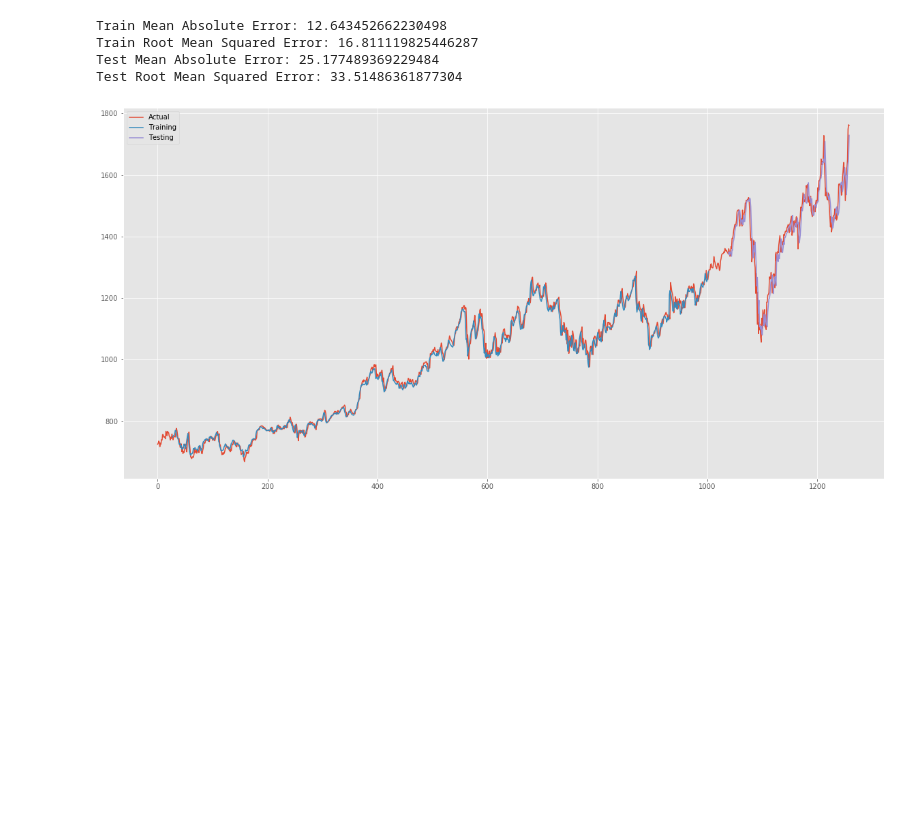
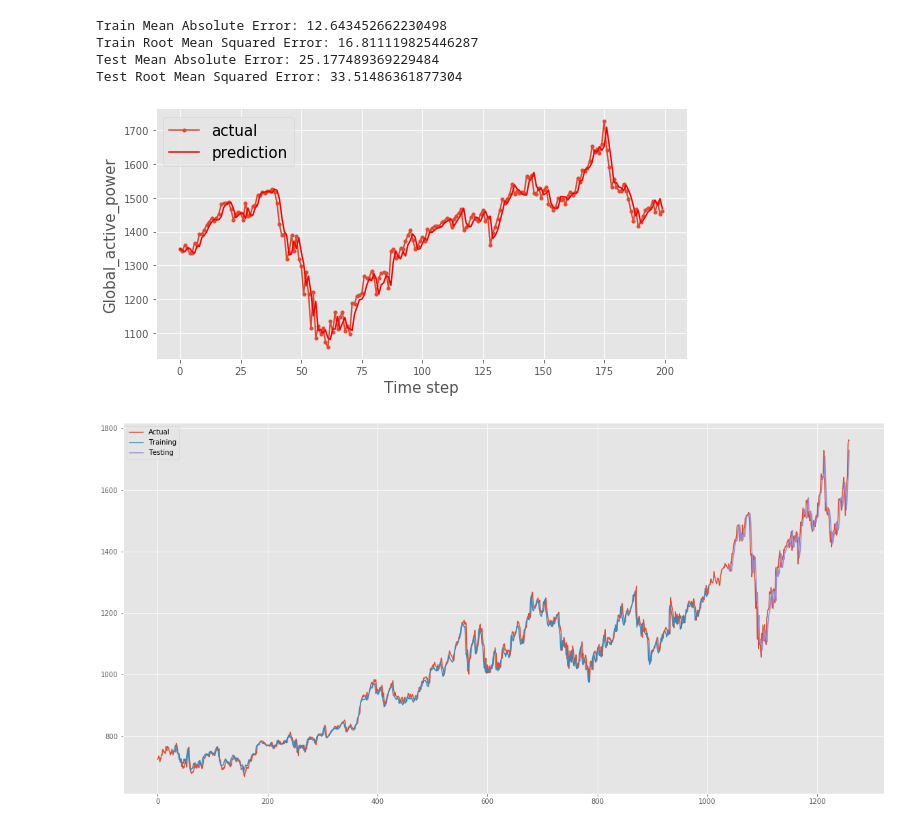
Before and after one commit to IrinaSkripka99/DA, a Jupyter notebook: 4 course/HW5/predict keras.ipynb, the cells around one changed output. Cells and saved outputs as stored; diff of their text form; code cells hidden in the pictures; blank space fills up the shorter version.

Commit message:
add predict

```diff
--- a/4 course/HW5/predict keras.ipynb
+++ b/4 course/HW5/predict keras.ipynb
@@ -172,6 +167,23 @@ Train Mean Absolute Error: 12.643452662230498
 Train Root Mean Squared Error: 16.811119825446287
 Test Mean Absolute Error: 25.177489369229484
 Test Root Mean Squared Error: 33.51486361877304
+# %%
+# Посмотрим на 200 выборок из тестовых данных
+aa=[x for x in range(200)]
+
+# Построим график и посмотрим, насколько хорошо сеть предсказывает тестовую выборку
+plt.figure(figsize=(8,4))
+plt.plot(aa, Y_test[0][:200], marker='.', label="actual")
+plt.plot(aa, test_predict[:,0][:200], 'r', label="prediction")
+plt.tight_layout()
+sns.despine(top=True)
+plt.subplots_adjust(left=0.06)
+plt.ylabel('Global_active_power', size=15)
+plt.xlabel('Time step', size=15)
+plt.legend(fontsize=15)
+plt.show();
+# %% [output]
+[figure, added]
 # %%
 trainPredictPlot = np.empty_like(data)
 trainPredictPlot[:, :] = np.nan
```
Also changed, not shown: parts of 1 cell of this notebook.
